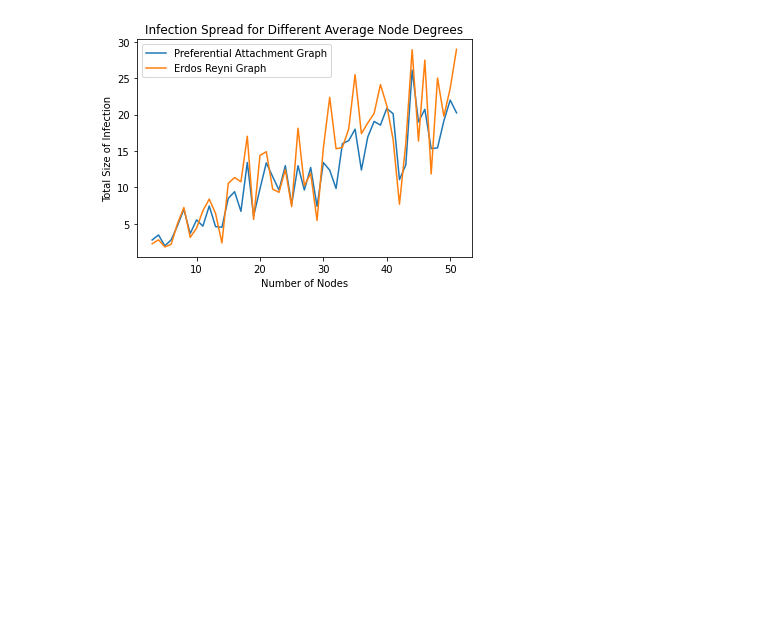
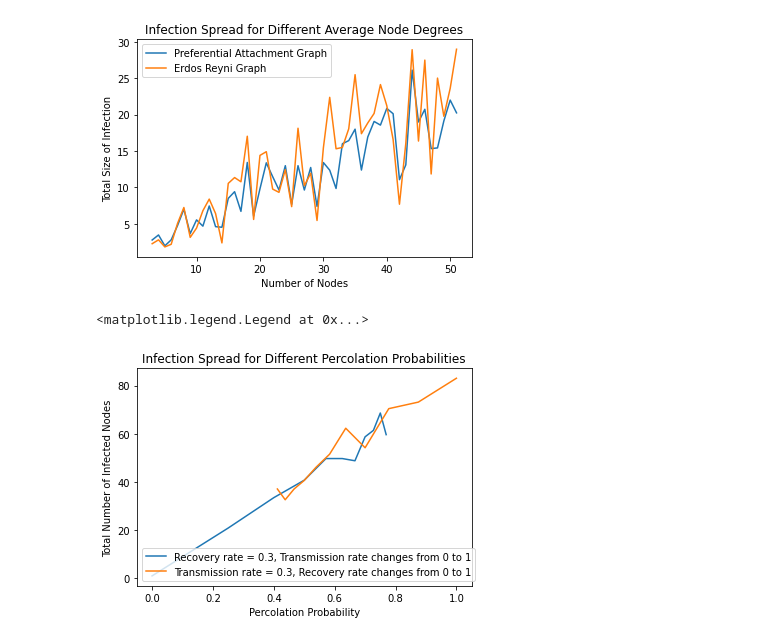
Before and after one commit to SENEMISIK/Mathematical-Models-for-Epidemiological-Diseases, a Jupyter notebook: simulations.ipynb, the cells around one changed output. Saved outputs shown, nothing was run; the diff lists cells and outputs as text; code cells hidden in the pictures; blank space fills up the shorter version.

Commit message:
percolation probability simulation

```diff
--- a/simulations.ipynb
+++ b/simulations.ipynb
@@ -85,3 +85,39 @@ plt.title('Infection Spread for Different Average Node Degrees')
 # %% [output]
 Text(0.5, 1.0, 'Infection Spread for Different Average Node Degrees')
 [figure]
+# %%
+import graphs
+import percolation
+import random
+import numpy as np
+import matplotlib.pyplot as plt
+
+X = []
+Y = []
+graph = graphs.erdos_renyi_graph(100, 250)
+
+rho = 0.3
+transmission_rates = np.arange(0, 1.1, 0.1)
+for beta in transmission_rates:
+    perc_prob = beta / (beta + rho)
+    X.append(perc_prob)
+    Y.append(percolation.calculateFinalInfection2(1, 100, 250, 1000, perc_prob, graph))
+plt.plot(X, Y, label = 'Recovery rate = 0.3, Transmission rate changes from 0 to 1')
+
+X = []
+Y = []
+
+beta = 0.7
+recovery_rates = np.arange(0, 1.1, 0.1)
+for rho in recovery_rates:
+    perc_prob = beta / (beta + rho)
+    X.append(perc_prob)
+    Y.append(percolation.calculateFinalInfection2(1, 100, 250, 1000, perc_prob, graph))
+plt.plot(X, Y, label = 'Transmission rate = 0.3, Recovery rate changes from 0 to 1')
+plt.xlabel('Percolation Probability')
+plt.ylabel('Total Number of Infected Nodes')
+plt.title('Infection Spread for Different Percolation Probabilities')
+plt.legend()
+# %% [output]
+<matplotlib.legend.Legend at 0x...>
+[figure, added]
```
Also changed, not shown: 1 other file.
